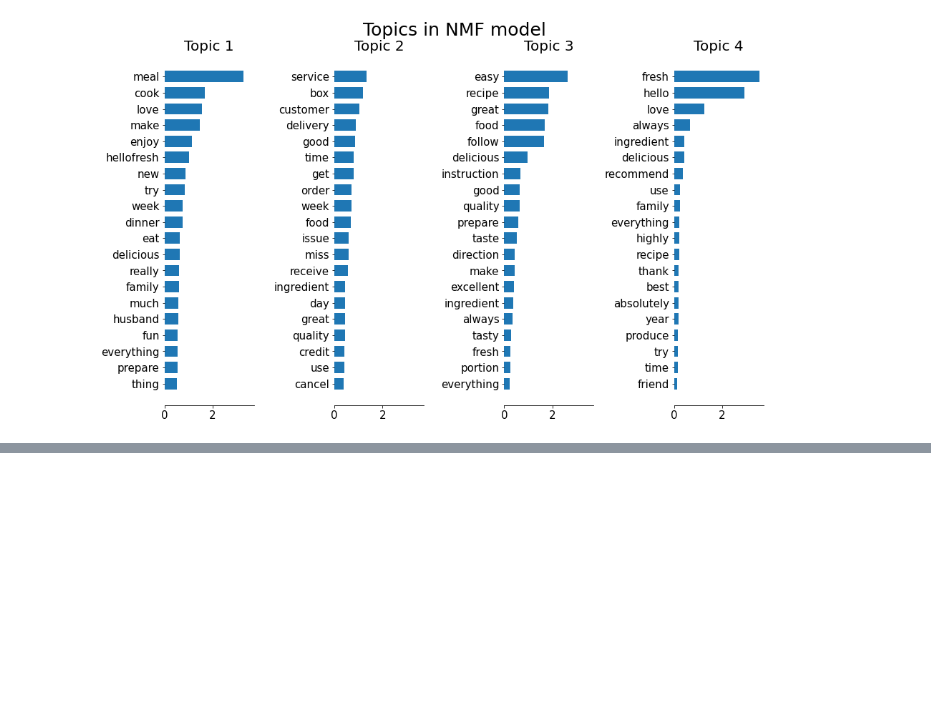
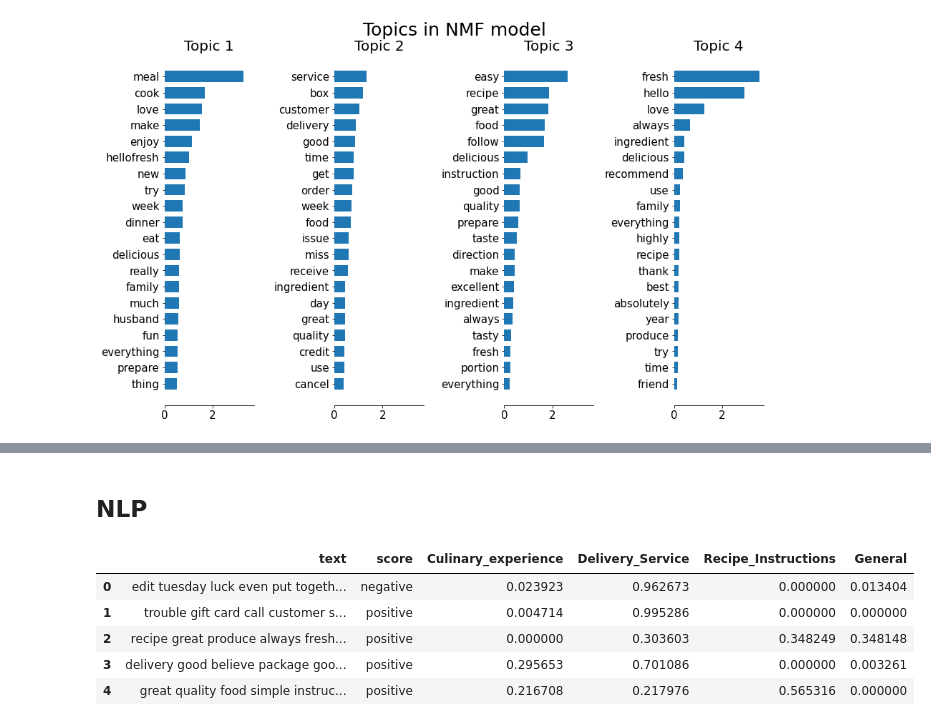
Before and after one commit to ddcots24/Hello-Fresh, a Jupyter notebook: Hello Fresh Review Analysis.ipynb, the cells around one changed output, grey strips where cells are left out. Saved outputs shown, nothing was run; the diff lists cells and outputs as text; code cells hidden in the pictures; blank space fills up the shorter version.

```diff
--- a/Hello Fresh Review Analysis.ipynb
+++ b/Hello Fresh Review Analysis.ipynb
@@ -303,2 +303,15 @@ hf_topic_model_df.head()
 # %%
 hf_topic_model_df.to_csv('hello_fresh_preprocessed_topic_model.csv')
+# %% [markdown]
+## NLP
+# %%
+data_set = pd.read_csv('hello_fresh_preprocessed_topic_model.csv').drop(columns = "Unnamed: 0")
+# %%
+data_set.head()
+# %% [output]
+|  | text | score | Culinary_experience | Delivery_Service | Recipe_Instructions | General |
+| 0 | edit tuesday luck even put togeth... | negative | 0.023923 | 0.962673 | 0.000000 | 0.013404 |
+| 1 | trouble gift card call customer s... | positive | 0.004714 | 0.995286 | 0.000000 | 0.000000 |
+| 2 | recipe great produce always fresh... | positive | 0.000000 | 0.303603 | 0.348249 | 0.348148 |
+| 3 | delivery good believe package goo... | positive | 0.295653 | 0.701086 | 0.000000 | 0.003261 |
+| 4 | great quality food simple instruc... | positive | 0.216708 | 0.217976 | 0.565316 | 0.000000 |
```
Also changed, not shown: parts of 7 cells of this notebook.
